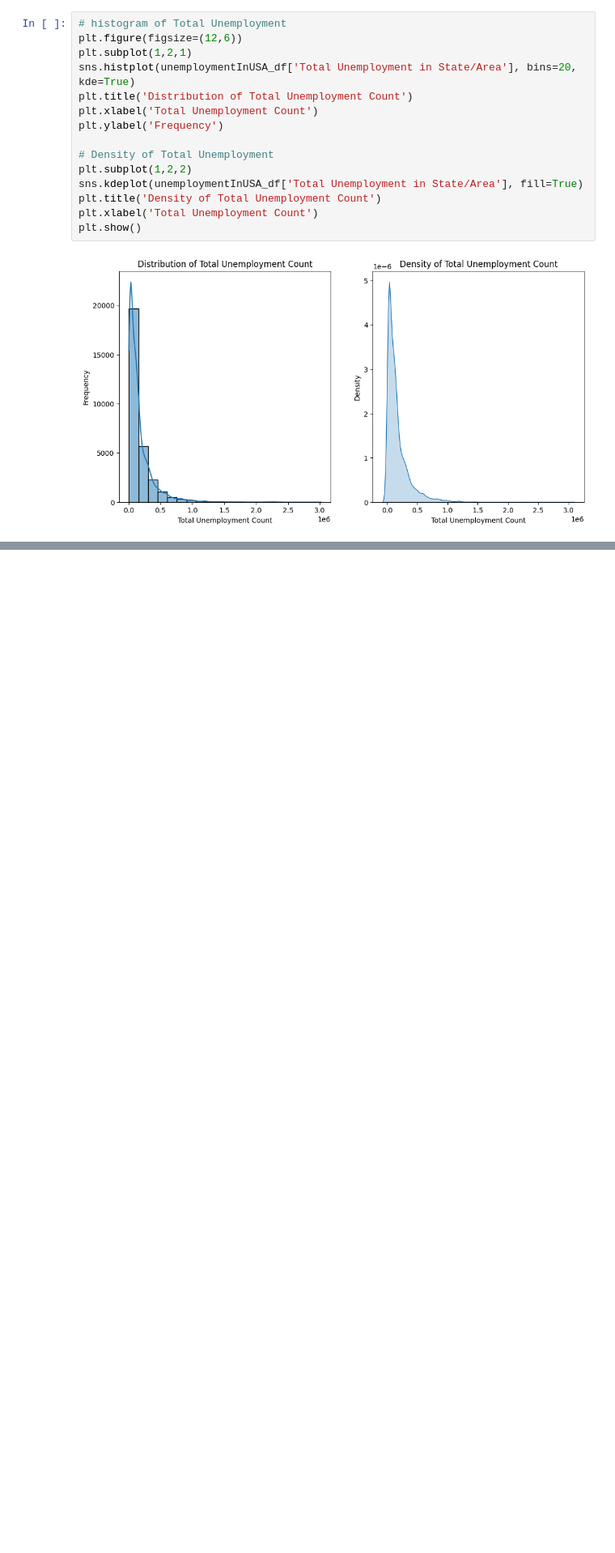
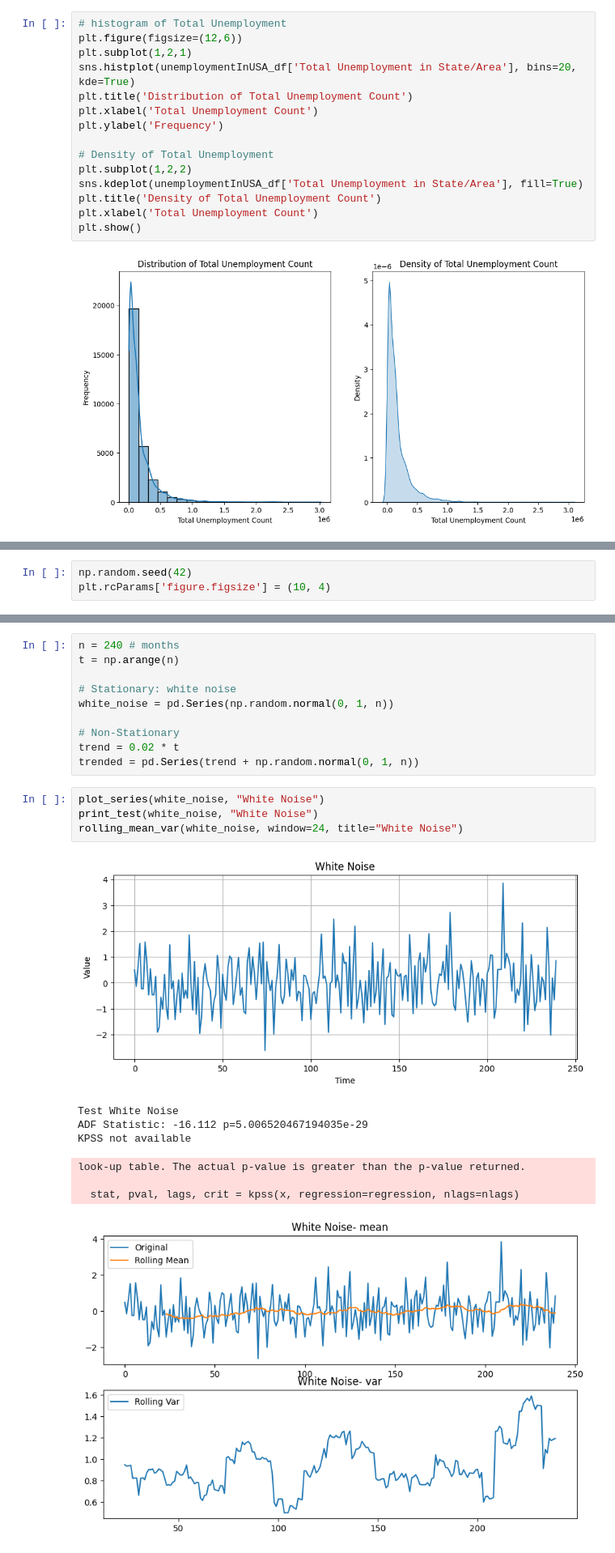
Before and after one commit to MarcoMilos/Advanced-AI-Class, a Jupyter notebook: notebooks_Jesus/Notebook6_IntroToTimeSeries.ipynb, the cells around one changed output, grey strips where cells are left out. Shown at 81% size. Cells and saved outputs as stored; diff of their text form; blank space fills up the shorter version.

```diff
--- a/notebooks_Jesus/Notebook6_IntroToTimeSeries.ipynb
+++ b/notebooks_Jesus/Notebook6_IntroToTimeSeries.ipynb
@@ -413,0 +420,3 @@ plt.show()
+# %%
+np.random.seed(42)
+plt.rcParams['figure.figsize'] = (10, 4)
@@ -413,0 +468,23 @@ plt.show()
+# %%
+n = 240 # months
+t = np.arange(n)
+
+# Stationary: white noise
+white_noise = pd.Series(np.random.normal(0, 1, n))
+
+# Non-Stationary
+trend = 0.02 * t
+trended = pd.Series(trend + np.random.normal(0, 1, n))
+# %%
+plot_series(white_noise, "White Noise")
+print_test(white_noise, "White Noise")
+rolling_mean_var(white_noise, window=24, title="White Noise")
+# %% [output]
+[figure, added]
+Test White Noise
+ADF Statistic: -16.112 p=5.006520467194035e-29
+KPSS not available
+look-up table. The actual p-value is greater than the p-value returned.
+
+  stat, pval, lags, crit = kpss(x, regression=regression, nlags=nlags)
+[figure, added]
```
Also changed, not shown: parts of 2 cells of this notebook.
